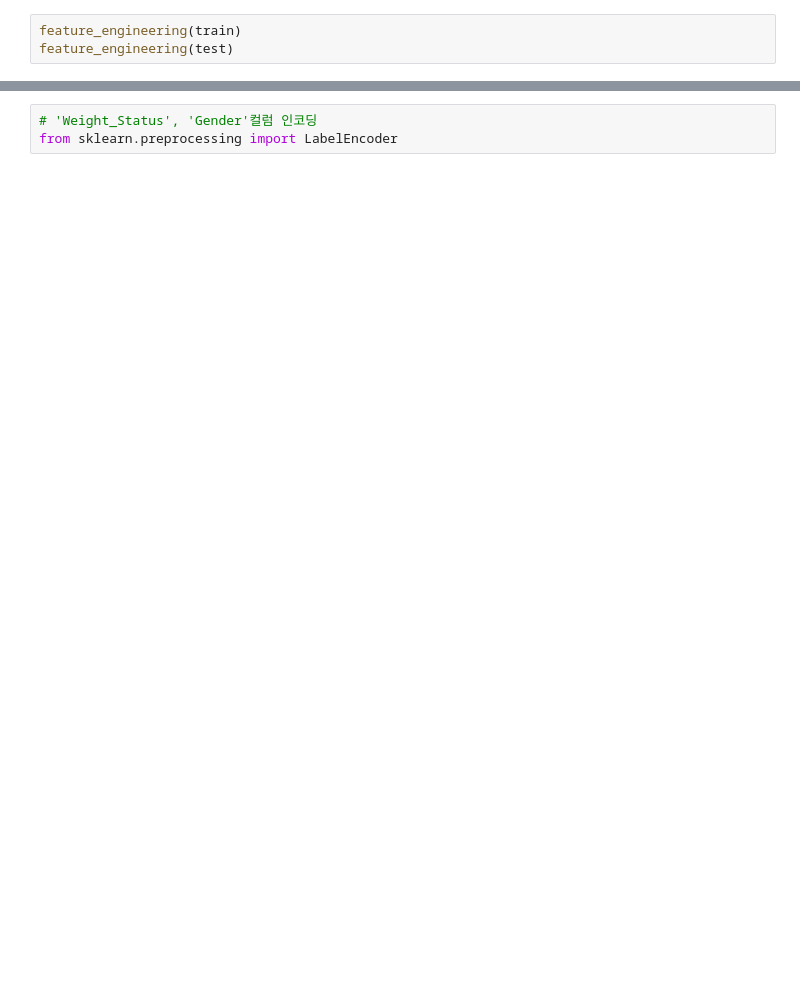
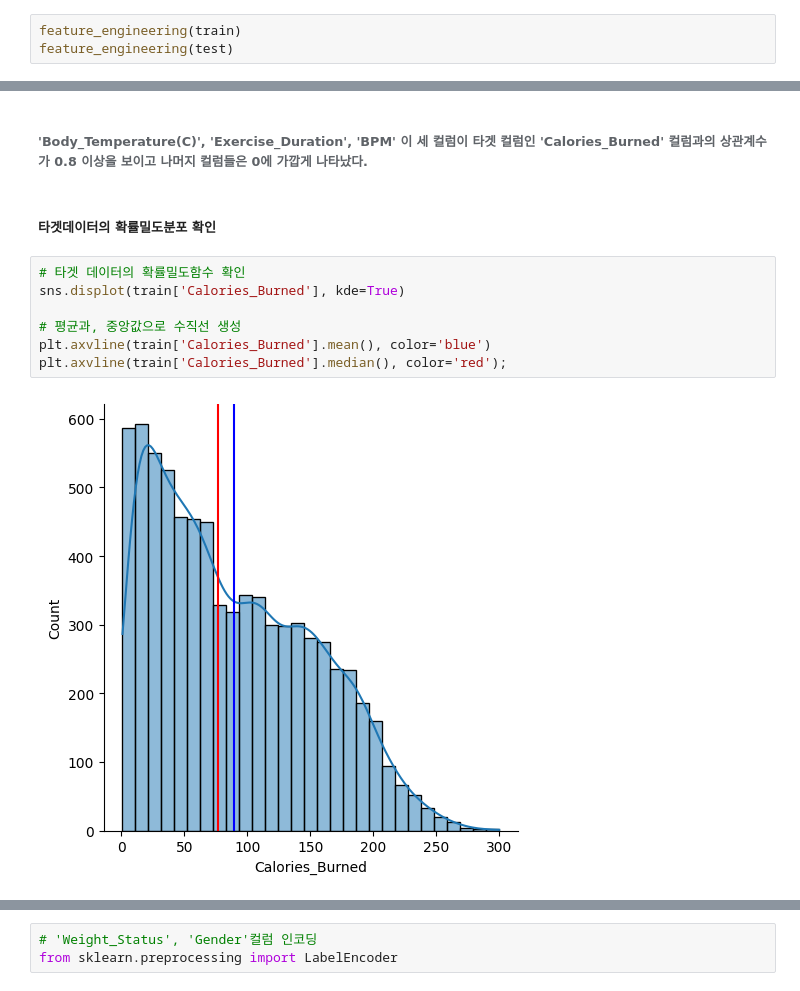
Before and after one commit to devTeddyB/Calorie_prediction, a Jupyter notebook: calorie_prediction.ipynb, the cells around one changed output, grey strips where cells are left out. Drawn from its saved outputs; the diff is of its cells as text; blank space fills up the shorter version.

```diff
--- a/calorie_prediction.ipynb
+++ b/calorie_prediction.ipynb
@@ -31,0 +194,13 @@ feature_engineering(test)
+# %% [markdown]
+###### 'Body_Temperature(C)', 'Exercise_Duration', 'BPM' 이 세 컬럼이 타겟 컬럼인 'Calories_Burned' 컬럼과의 상관계수가 0.8 이상을 보이고 나머지 컬럼들은 0에 가깝게 나타났다.
+# %% [markdown]
+##### 타겟데이터의 확률밀도분포 확인
+# %%
+# 타겟 데이터의 확률밀도함수 확인
+sns.displot(train['Calories_Burned'], kde=True)
+
+# 평균과, 중앙값으로 수직선 생성
+plt.axvline(train['Calories_Burned'].mean(), color='blue')
+plt.axvline(train['Calories_Burned'].median(), color='red');
+# %% [output]
+[figure, added]
```
Also changed, not shown: parts of 51 cells of this notebook.
